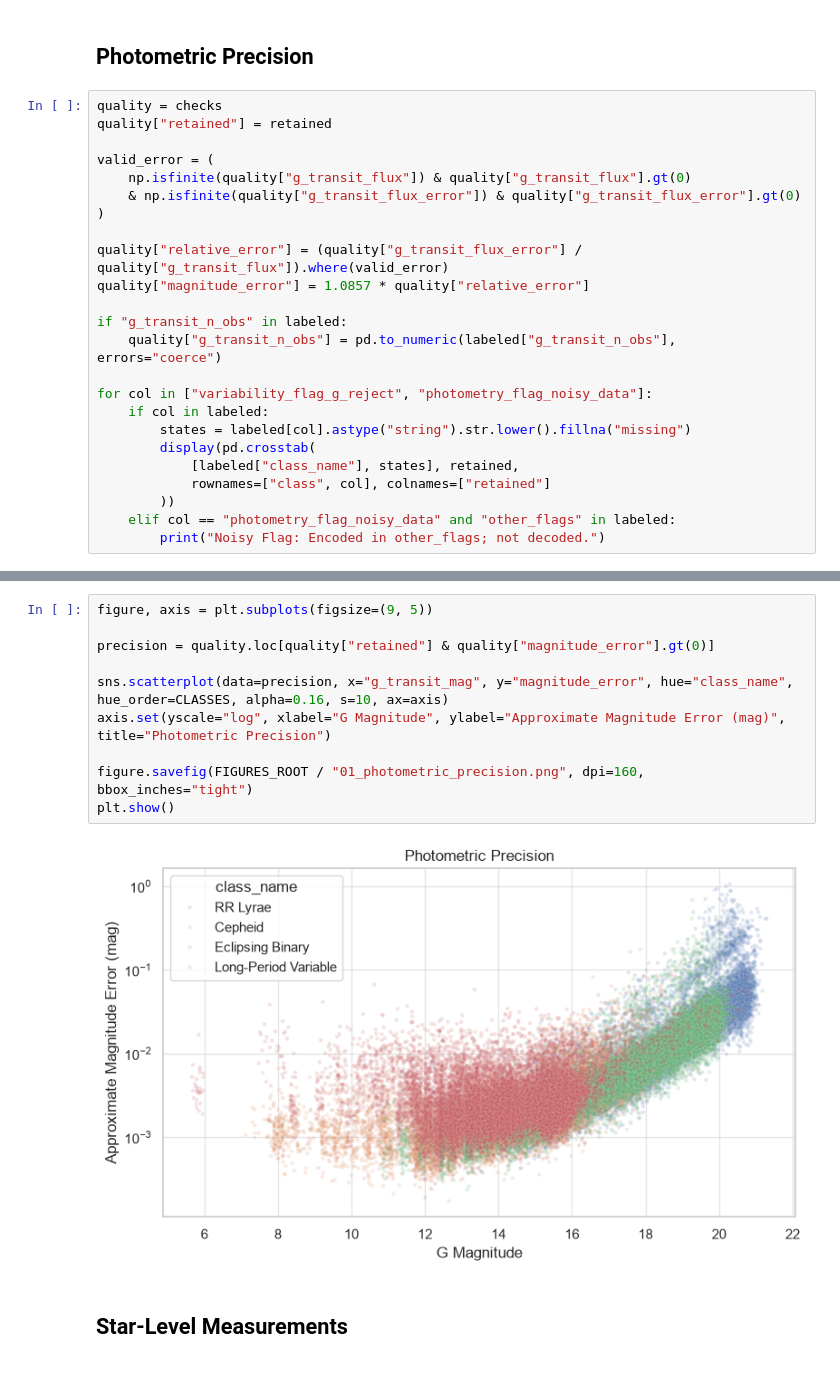
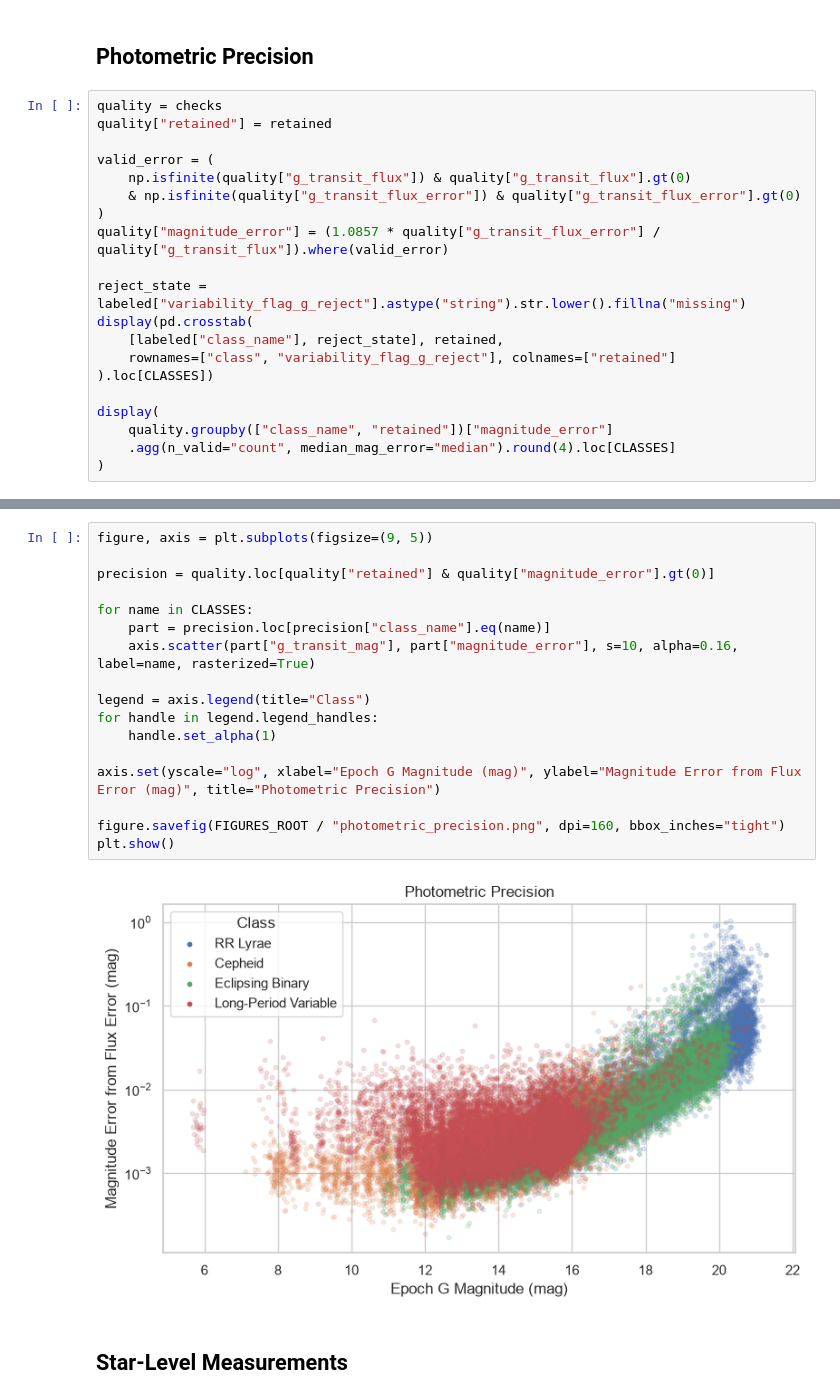
Before and after one commit to sumaitate/gaia-varstars, a Jupyter notebook: notebooks/01_gaia_eda.ipynb, the cells around one changed output, grey strips where cells are left out. Drawn from its saved outputs; the diff is of its cells as text.

```diff
--- a/notebooks/01_gaia_eda.ipynb
+++ b/notebooks/01_gaia_eda.ipynb
@@ -253,22 +243,18 @@ valid_error = (
     np.isfinite(quality["g_transit_flux"]) & quality["g_transit_flux"].gt(0)
     & np.isfinite(quality["g_transit_flux_error"]) & quality["g_transit_flux_error"].gt(0)
 )
+quality["magnitude_error"] = (1.0857 * quality["g_transit_flux_error"] / quality["g_transit_flux"]).where(valid_error)
 
-quality["relative_error"] = (quality["g_transit_flux_error"] / quality["g_transit_flux"]).where(valid_error)
-quality["magnitude_error"] = 1.0857 * quality["relative_error"]
+reject_state = labeled["variability_flag_g_reject"].astype("string").str.lower().fillna("missing")
+display(pd.crosstab(
+    [labeled["class_name"], reject_state], retained,
+    rownames=["class", "variability_flag_g_reject"], colnames=["retained"]
+).loc[CLASSES])
 
-if "g_transit_n_obs" in labeled:
-    quality["g_transit_n_obs"] = pd.to_numeric(labeled["g_transit_n_obs"], errors="coerce")
-
-for col in ["variability_flag_g_reject", "photometry_flag_noisy_data"]:
-    if col in labeled:
-        states = labeled[col].astype("string").str.lower().fillna("missing")
-        display(pd.crosstab(
-            [labeled["class_name"], states], retained,
-            rownames=["class", col], colnames=["retained"]
-        ))
-    elif col == "photometry_flag_noisy_data" and "other_flags" in labeled:
-        print("Noisy Flag: Encoded in other_flags; not decoded.")
+display(
+    quality.groupby(["class_name", "retained"])["magnitude_error"]
+    .agg(n_valid="count", median_mag_error="median").round(4).loc[CLASSES]
+)
 # %% [output]
 |  | retained | False | True |
 | class | variability_flag_g_reject |  |  |
@@ -301,15 +279,22 @@ display(quality.groupby(["class_name", "retained"])[summary_cols].agg(["count",
 # %%
 figure, axis = plt.subplots(figsize=(9, 5))
 
 precision = quality.loc[quality["retained"] & quality["magnitude_error"].gt(0)]
 
-sns.scatterplot(data=precision, x="g_transit_mag", y="magnitude_error", hue="class_name", hue_order=CLASSES, alpha=0.16, s=10, ax=axis)
-axis.set(yscale="log", xlabel="G Magnitude", ylabel="Approximate Magnitude Error (mag)", title="Photometric Precision")
+for name in CLASSES:
+    part = precision.loc[precision["class_name"].eq(name)]
+    axis.scatter(part["g_transit_mag"], part["magnitude_error"], s=10, alpha=0.16, label=name, rasterized=True)
 
-figure.savefig(FIGURES_ROOT / "01_photometric_precision.png", dpi=160, bbox_inches="tight")
+legend = axis.legend(title="Class")
+for handle in legend.legend_handles:
+    handle.set_alpha(1)
+
+axis.set(yscale="log", xlabel="Epoch G Magnitude (mag)", ylabel="Magnitude Error from Flux Error (mag)", title="Photometric Precision")
+
+figure.savefig(FIGURES_ROOT / "photometric_precision.png", dpi=160, bbox_inches="tight")
 plt.show()
 # %% [output]
-[figure, old version]
+[figure, new version]
 # %% [markdown]
 ## Star-Level Measurements
 # %%
```
Also changed, not shown: parts of 23 cells of this notebook, 36 other files.
